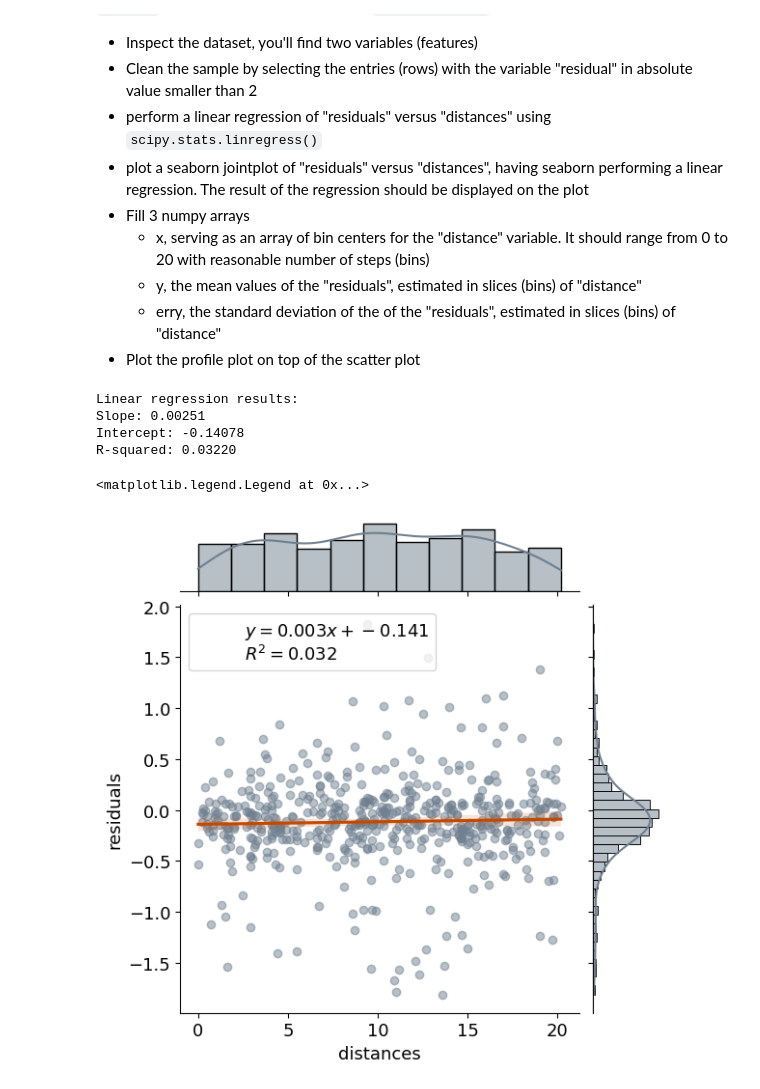
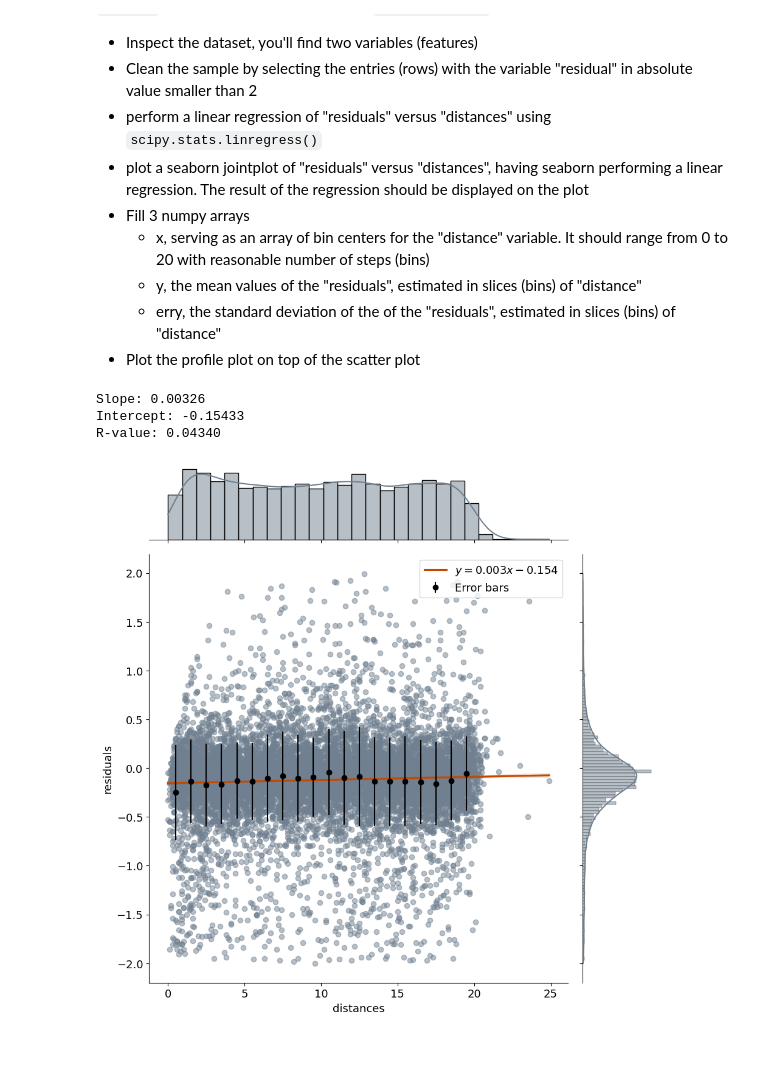
Before and after one commit to gulbord/LaboratoryOfComputationalPhysics_Y5, a Jupyter notebook: 07ex_Visualization.ipynb, the cells around one changed output. Drawn from its saved outputs; the diff is of its cells as text; code cells hidden in the pictures; blank space fills up the shorter version.

```diff
--- a/07ex_Visualization.ipynb
+++ b/07ex_Visualization.ipynb
@@ -143,34 +140,46 @@ Note that you should use the `np.load()` function to load the file as a numpy ar
 * Plot the profile plot on top of the scatter plot
 # %%
 ! wget https://www.dropbox.com/s/hgnvyj9abatk8g6/residuals_261.npy
-# %%
-df = pd.DataFrame(np.load("residuals_261.npy", allow_pickle=True).item())
-# filter out entries with residuals > 2 in abs value
-# also, we’ll keep only every 10th entry, to have less data points
-df = df[np.abs(df["residuals"]) < 2].iloc[::20]
-
-# linear regression with scipy
-reg = sp.stats.linregress(x=df["distances"], y=df["residuals"])
-print("Linear regression results:")
-print(f"Slope: {reg.slope:.5f}")
-print(f"Intercept: {reg.intercept:.5f}")
-print(f"R-squared: {reg.rvalue:.5f}")
-# %% [output]
-Linear regression results:
-Slope: 0.00251
-Intercept: -0.14078
-R-squared: 0.03220
-# %%
-jp = sns.jointplot(data=df, x="distances", y="residuals", kind='reg',
-                   color="#708090",
-                   joint_kws=dict(scatter_kws=dict(alpha=0.5),
-                                  line_kws=dict(color='#C44900')))
-
-# workaround to get legend from stackoverflow
-axis, = jp.ax_joint.plot([], [], linestyle='', alpha=0)
-jp.ax_joint.legend([axis],
-                   [rf"$y = {reg.slope:.3f}x + {reg.intercept:.3f}$"
-                    + '\n' + rf"$R^2 = {reg.rvalue:.3f}$"])
-# %% [output]
-<matplotlib.legend.Legend at 0x...>
-[figure, removed]
+# %%
+df = pd.DataFrame(np.load("residuals_261.npy", allow_pickle=True).item())
+df = df[np.abs(df["residuals"]) < 2]
+
+# regression by scipy
+reg = sp.stats.linregress(x=df["distances"], y=df["residuals"])
+print(f"Slope: {reg.slope:.5f}")
+print(f"Intercept: {reg.intercept:.5f}")
+print(f"R-value: {reg.rvalue:.5f}")
+
+if reg.intercept < 0:
+    # don't put plus sign if intercept is negative
+    fit_label = rf"$y = {reg.slope:.3f}x {reg.intercept:.3f}$"
+else:
+    fit_label = rf"$y = {reg.slope:.3f}x + {reg.intercept:.3f}$"
+
+# binning
+n_bins = 20
+bins = np.linspace(0, 20, n_bins + 1)
+x = 0.5 * (bins[:-1] + bins[1:])
+y = np.zeros(n_bins)
+erry = np.zeros(n_bins)
+
+for i in range(n_bins):
+    resid_slice = df[(df["distances"] >= bins[i])
+                     & (df["distances"] < bins[i + 1])]["residuals"]
+    y[i] = np.mean(resid_slice)
+    erry[i] = resid_slice.std()
+
+jp = sns.jointplot(data=df, x="distances", y="residuals",
+                   kind='reg',
+                   color="#708090",
+                   scatter_kws={"alpha": 0.5},
+                   line_kws={"color": "#c44900", "label": fit_label})
+jp.ax_joint.errorbar(x, y, yerr=erry, fmt='ko', label="Error bars")
+jp.ax_joint.legend()
+jp.fig.set_figwidth(10)
+jp.fig.set_figheight(10)
+# %% [output]
+Slope: 0.00326
+Intercept: -0.15433
+R-value: 0.04340
+[figure, added]
```
Also changed, not shown: parts of 3 cells of this notebook, 2 other files.
